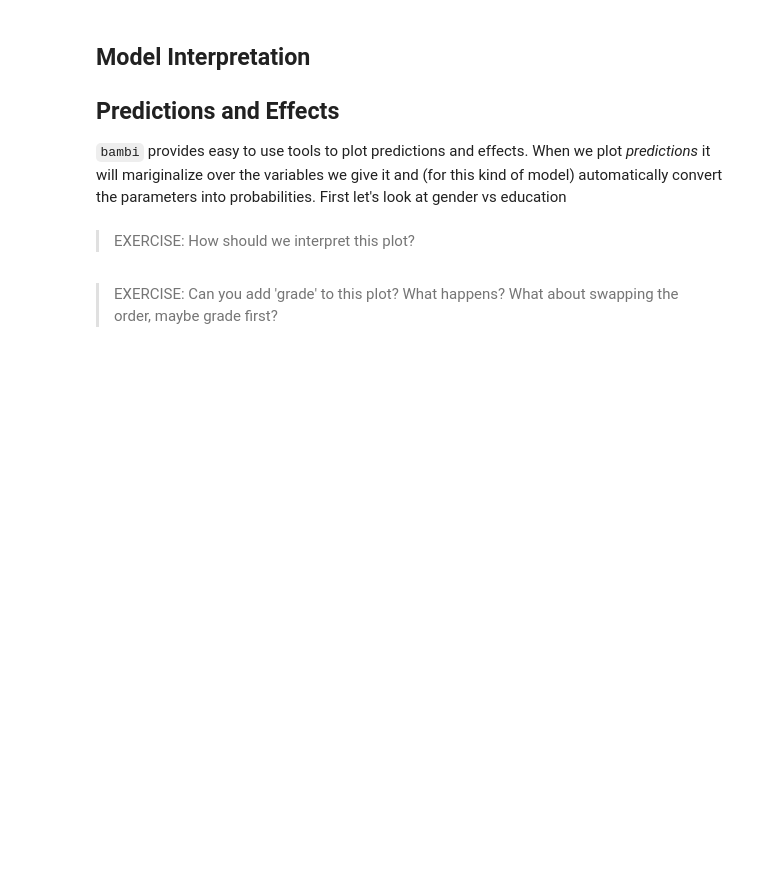
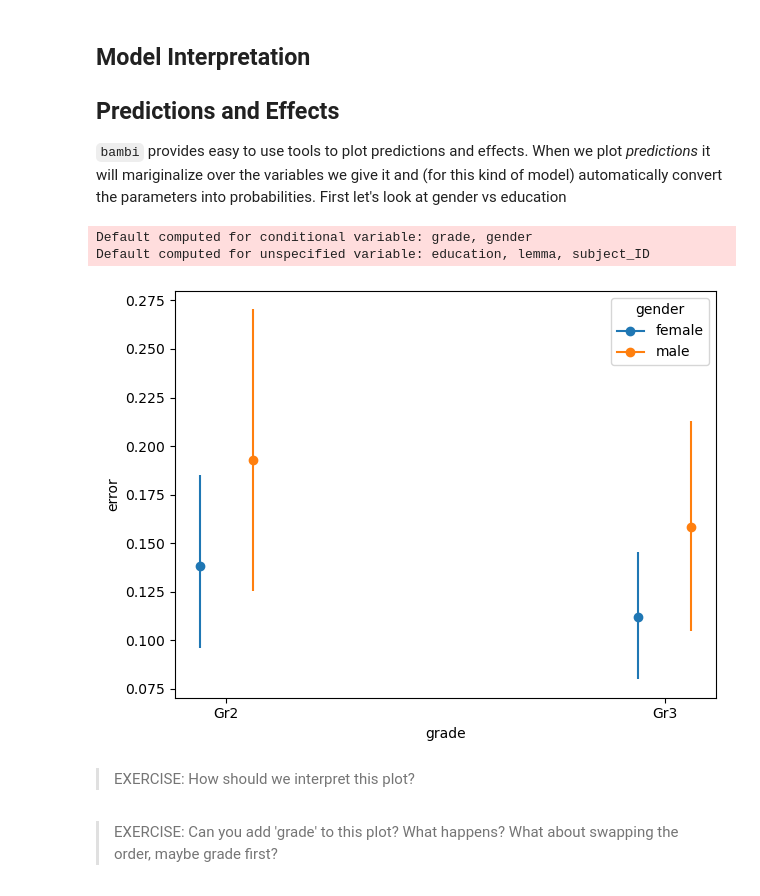
Before and after one commit to bnagy/hdaantwerp.github.io, a Jupyter notebook: notebooks/session-5/5-2-bayesian_mixed_effects.ipynb, the cells around one changed output. Cells and saved outputs as stored; diff of their text form; code cells hidden in the pictures; blank space fills up the shorter version.

```diff
--- a/notebooks/session-5/5-2-bayesian_mixed_effects.ipynb
+++ b/notebooks/session-5/5-2-bayesian_mixed_effects.ipynb
@@ -87,12 +114,15 @@ plt.show()
 # %%
 bmb.interpret.plot_predictions(
     model_hierarchical,
     idata_hierarchical,
-    ["gender", "education"],
-    fig_kwargs={"sharey": True},
+    conditional=["grade", "gender"],
 )
 plt.tight_layout()
 plt.show()
+# %% [output]
+Default computed for conditional variable: grade, gender
+Default computed for unspecified variable: education, lemma, subject_ID
+[figure, added]
 # %% [markdown]
 > EXERCISE: How should we interpret this plot?
 # %% [markdown]
```
Also changed, not shown: parts of 10 cells of this notebook, 4 other files.
